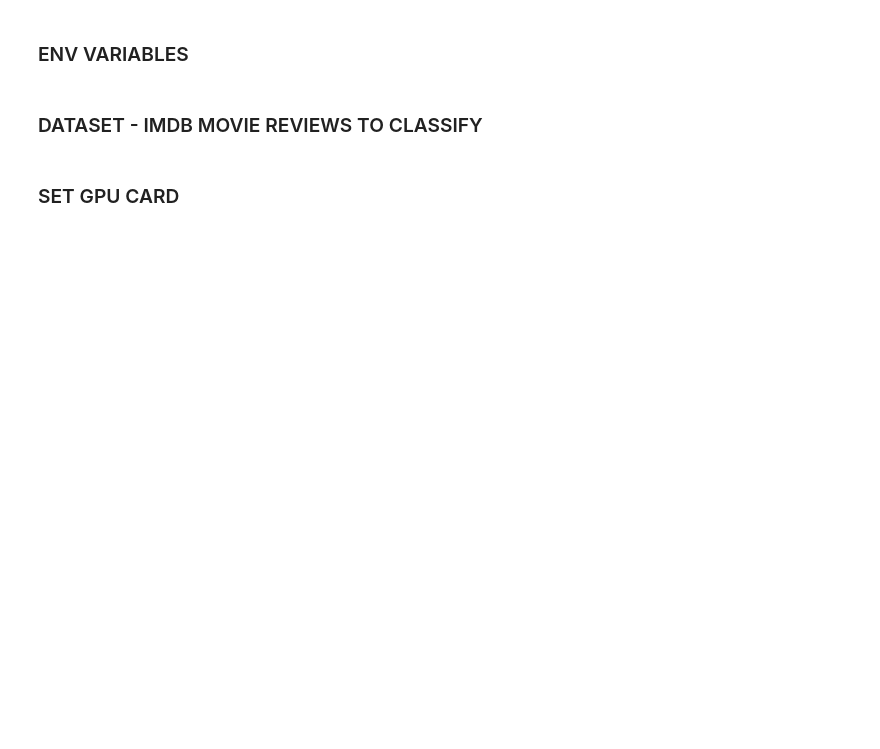
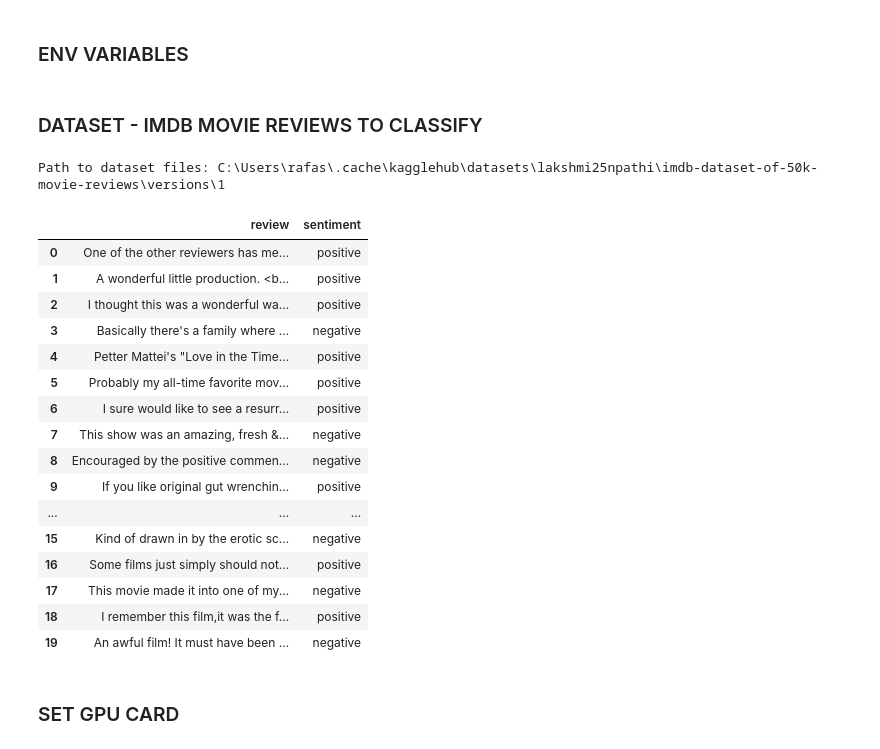
Before and after one commit to rafael-rosa/mack-modelos-linguagem-generativos, a Jupyter notebook: atividades/projeto_final/zero_shot_classification.ipynb, the cells around one changed output. Saved outputs shown, nothing was run; the diff lists cells and outputs as text; code cells hidden in the pictures; blank space fills up the shorter version.

```diff
--- a/atividades/projeto_final/zero_shot_classification.ipynb
+++ b/atividades/projeto_final/zero_shot_classification.ipynb
@@ -33,15 +44,31 @@ AMOUNT_OF_REVIEWS_TO_CLASSIFY = 300
 # %% [markdown]
 ### DATASET - IMDB MOVIE REVIEWS TO CLASSIFY
 # %%
-import kagglehub
-import pandas as pd
-
 # Download dataset IMDB reviews
-path = kagglehub.dataset_download("lakshmi25npathi/imdb-dataset-of-50k-movie-reviews")
+path = kagglehub.dataset_download(KAGGLE_DATASET)
 
 print("Path to dataset files:", path)
 df = pd.read_csv(path + "/IMDB Dataset.csv")
 df.head(20)
+# %% [output]
+Path to dataset files: C:\Users\rafas\.cache\kagglehub\datasets\lakshmi25npathi\imdb-dataset-of-50k-movie-reviews\versions\1
+|  | review | sentiment |
+| 0 | One of the other reviewers has me... | positive |
+| 1 | A wonderful little production. <b... | positive |
+| 2 | I thought this was a wonderful wa... | positive |
+| 3 | Basically there's a family where ... | negative |
+| 4 | Petter Mattei's "Love in the Time... | positive |
+| 5 | Probably my all-time favorite mov... | positive |
+| 6 | I sure would like to see a resurr... | positive |
+| 7 | This show was an amazing, fresh &... | negative |
+| 8 | Encouraged by the positive commen... | negative |
+| 9 | If you like original gut wrenchin... | positive |
+| ... | ... | ... |
+| 15 | Kind of drawn in by the erotic sc... | negative |
+| 16 | Some films just simply should not... | positive |
+| 17 | This movie made it into one of my... | negative |
+| 18 | I remember this film,it was the f... | positive |
+| 19 | An awful film! It must have been ... | negative |
 # %% [markdown]
 ### SET GPU CARD
 # %%
```
Also changed, not shown: parts of 14 cells of this notebook.
